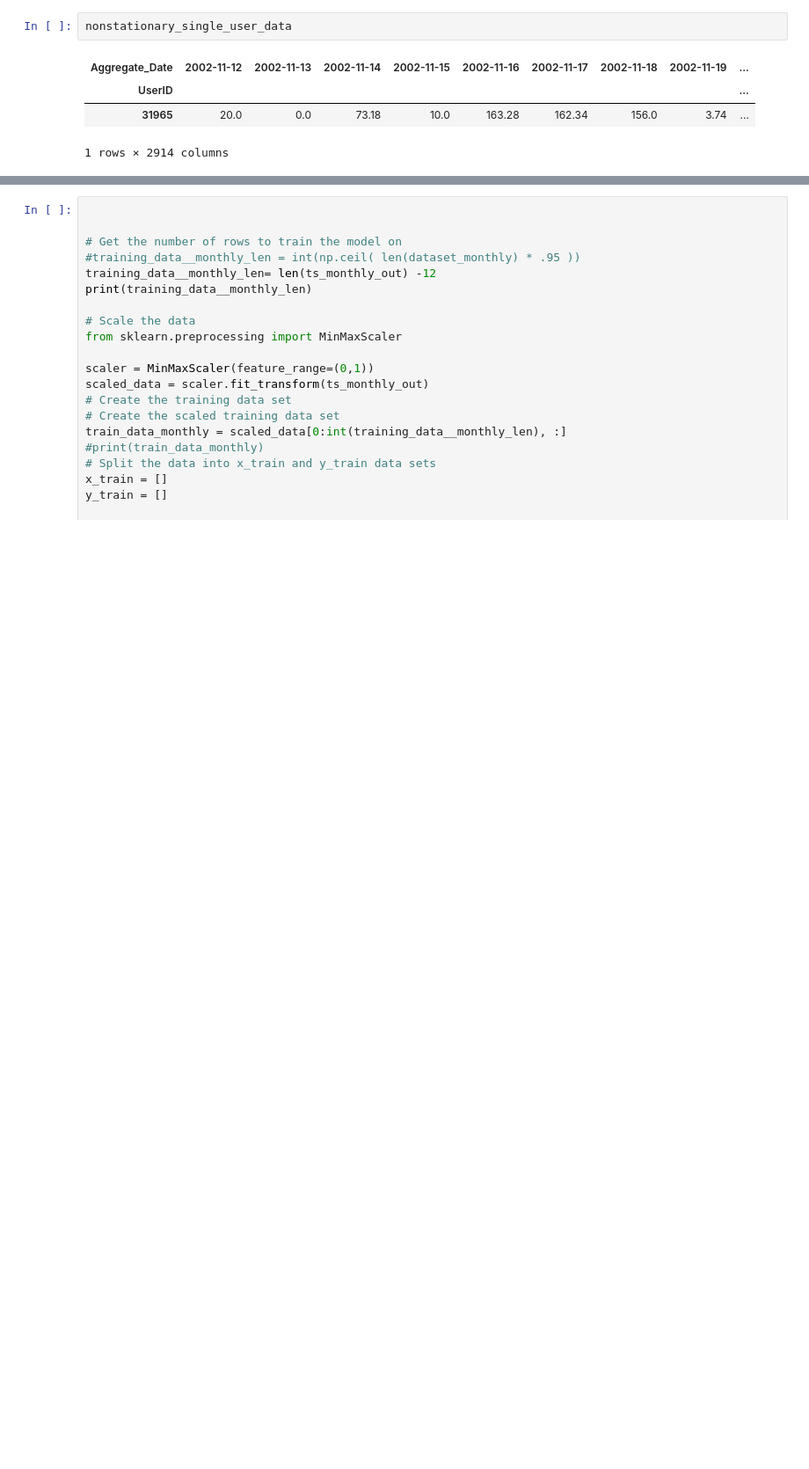
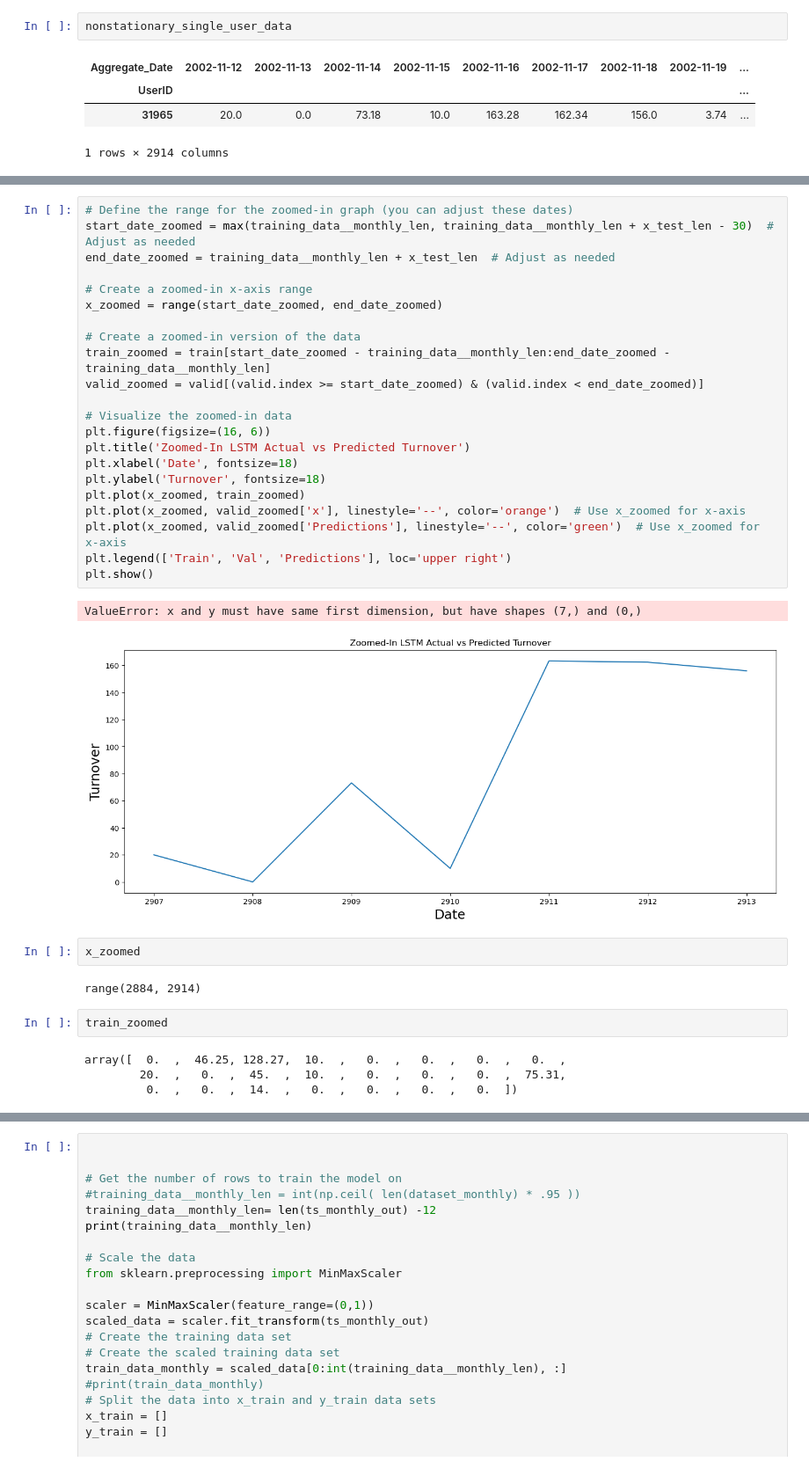
Before and after one commit to ramxbx/GamblingAddictionTimeSeriesPrediction, a Jupyter notebook: DatasetAnalysis.ipynb, the cells around one changed output, grey strips where cells are left out. Shown at 88% size. Saved outputs shown, nothing was run; the diff lists cells and outputs as text; blank space fills up the shorter version.

```diff
--- a/DatasetAnalysis.ipynb
+++ b/DatasetAnalysis.ipynb
@@ -1448,0 +1345,35 @@ MAPE: inf
+# %%
+# Define the range for the zoomed-in graph (you can adjust these dates)
+start_date_zoomed = max(training_data__monthly_len, training_data__monthly_len + x_test_len - 30)  # Adjust as needed
+end_date_zoomed = training_data__monthly_len + x_test_len  # Adjust as needed
+
+# Create a zoomed-in x-axis range
+x_zoomed = range(start_date_zoomed, end_date_zoomed)
+
+# Create a zoomed-in version of the data
+train_zoomed = train[start_date_zoomed - training_data__monthly_len:end_date_zoomed - training_data__monthly_len]
+valid_zoomed = valid[(valid.index >= start_date_zoomed) & (valid.index < end_date_zoomed)]
+
+# Visualize the zoomed-in data
+plt.figure(figsize=(16, 6))
+plt.title('Zoomed-In LSTM Actual vs Predicted Turnover')
+plt.xlabel('Date', fontsize=18)
+plt.ylabel('Turnover', fontsize=18)
+plt.plot(x_zoomed, train_zoomed)
+plt.plot(x_zoomed, valid_zoomed['x'], linestyle='--', color='orange')  # Use x_zoomed for x-axis
+plt.plot(x_zoomed, valid_zoomed['Predictions'], linestyle='--', color='green')  # Use x_zoomed for x-axis
+plt.legend(['Train', 'Val', 'Predictions'], loc='upper right')
+plt.show()
+# %% [output]
+ValueError: x and y must have same first dimension, but have shapes (7,) and (0,)
+[figure, added]
+# %%
+x_zoomed
+# %% [output]
+range(2884, 2914)
+# %%
+train_zoomed
+# %% [output]
+array([  0.  ,  46.25, 128.27,  10.  ,   0.  ,   0.  ,   0.  ,   0.  ,
+        20.  ,   0.  ,  45.  ,  10.  ,   0.  ,   0.  ,   0.  ,  75.31,
+         0.  ,   0.  ,  14.  ,   0.  ,   0.  ,   0.  ,   0.  ])
```
Also changed, not shown: parts of 13 cells of this notebook.
